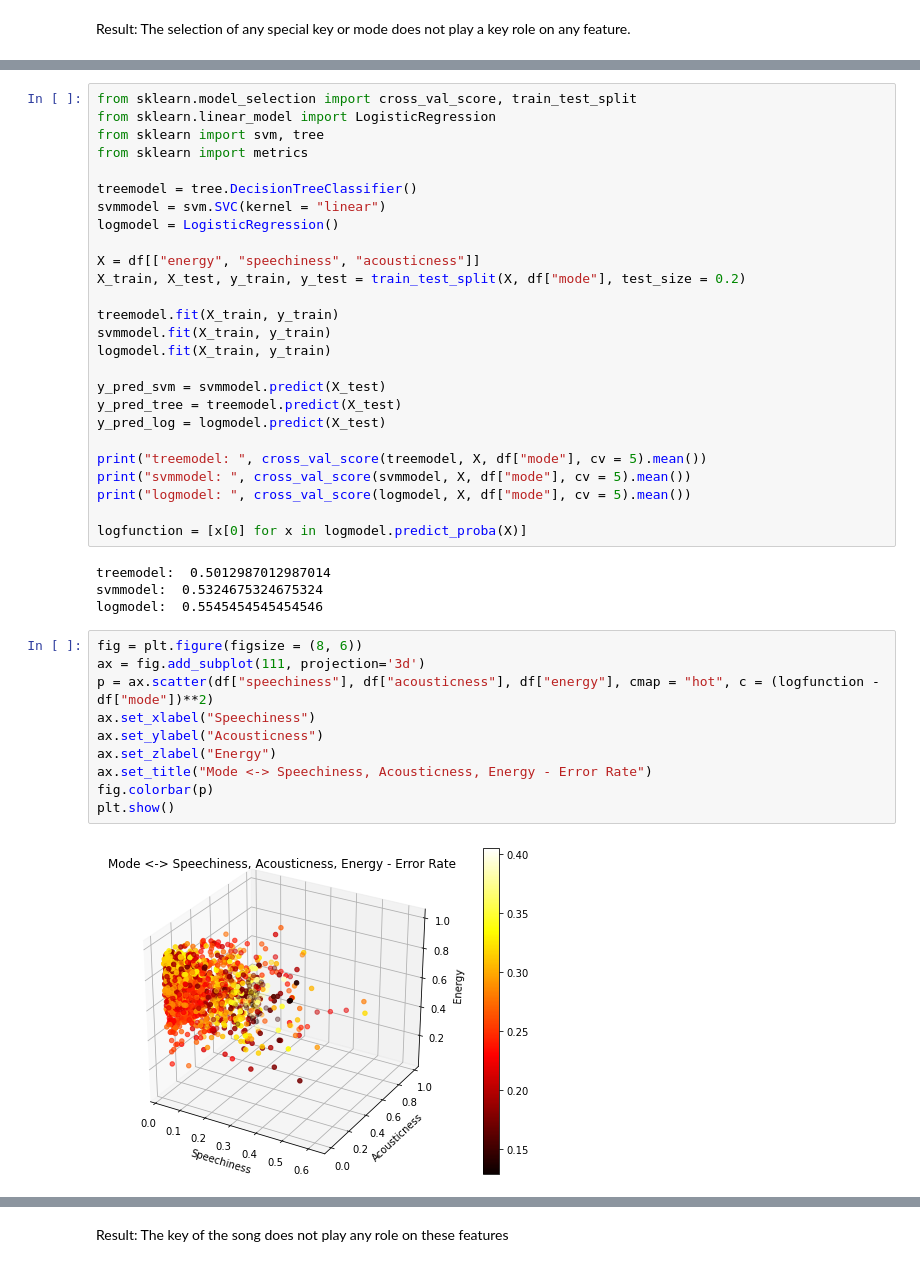
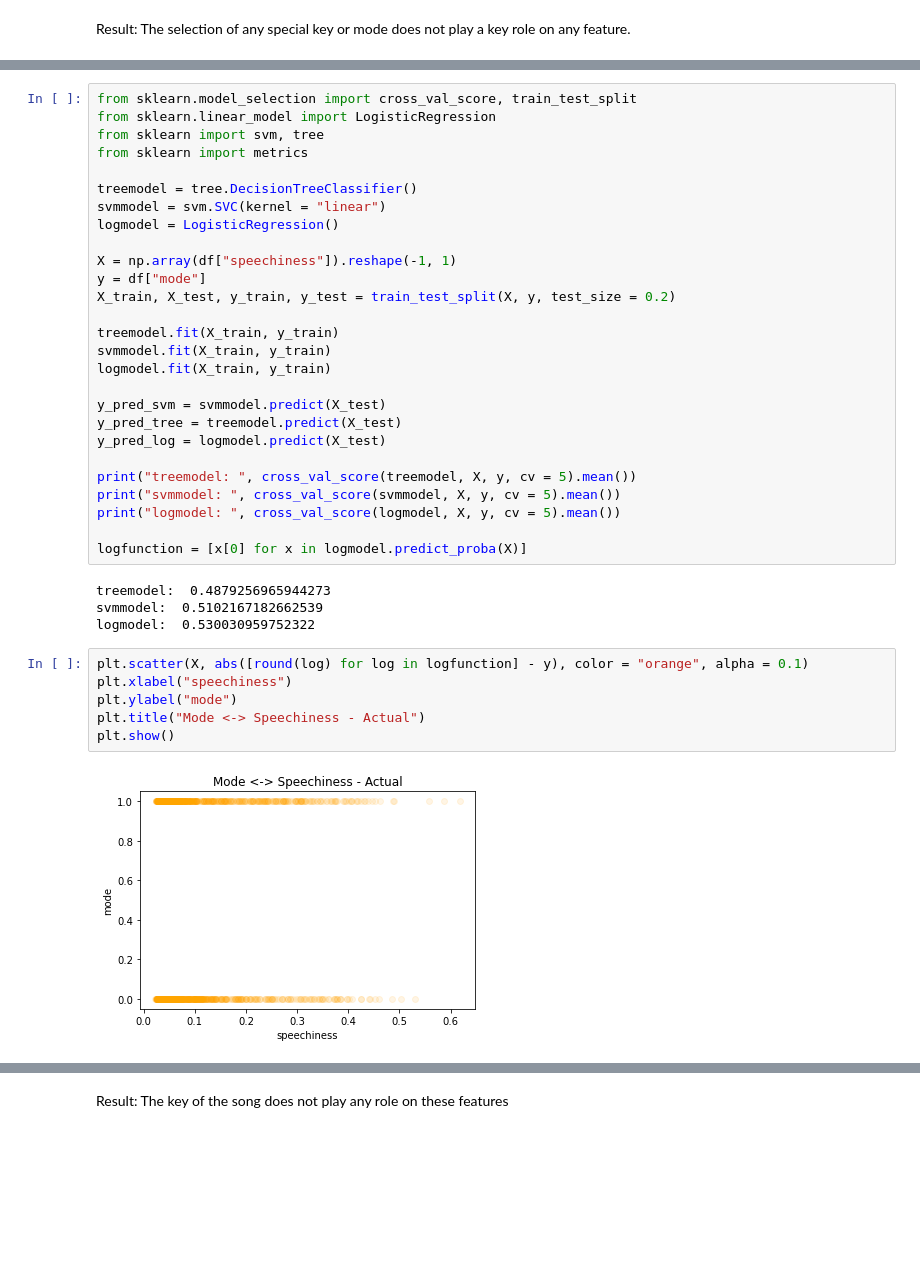
Before and after one commit to yamaceay/spotify, a Jupyter notebook: model.ipynb, the cells around one changed output, grey strips where cells are left out. Cells and saved outputs as stored; diff of their text form; blank space fills up the shorter version.

```diff
--- a/model.ipynb
+++ b/model.ipynb
@@ -182,8 +170,9 @@ treemodel = tree.DecisionTreeClassifier()
 svmmodel = svm.SVC(kernel = "linear")
 logmodel = LogisticRegression()
 
-X = df[["energy", "speechiness", "acousticness"]]
-X_train, X_test, y_train, y_test = train_test_split(X, df["mode"], test_size = 0.2)
+X = np.array(df["speechiness"]).reshape(-1, 1)
+y = df["mode"]
+X_train, X_test, y_train, y_test = train_test_split(X, y, test_size = 0.2)
 
 treemodel.fit(X_train, y_train)
 svmmodel.fit(X_train, y_train)
@@ -193,25 +182,21 @@ y_pred_svm = svmmodel.predict(X_test)
 y_pred_tree = treemodel.predict(X_test)
 y_pred_log = logmodel.predict(X_test)
 
-print("treemodel: ", cross_val_score(treemodel, X, df["mode"], cv = 5).mean())
-print("svmmodel: ", cross_val_score(svmmodel, X, df["mode"], cv = 5).mean())
-print("logmodel: ", cross_val_score(logmodel, X, df["mode"], cv = 5).mean())
+print("treemodel: ", cross_val_score(treemodel, X, y, cv = 5).mean())
+print("svmmodel: ", cross_val_score(svmmodel, X, y, cv = 5).mean())
+print("logmodel: ", cross_val_score(logmodel, X, y, cv = 5).mean())
 
 logfunction = [x[0] for x in logmodel.predict_proba(X)]
 # %% [output]
-treemodel:  0.5012987012987014
-svmmodel:  0.5324675324675324
-logmodel:  0.5545454545454546
+treemodel:  0.4879256965944273
+svmmodel:  0.5102167182662539
+logmodel:  0.530030959752322
-# %%
-fig = plt.figure(figsize = (8, 6))
-ax = fig.add_subplot(111, projection='3d')
-p = ax.scatter(df["speechiness"], df["acousticness"], df["energy"], cmap = "hot", c = (logfunction - df["mode"])**2)
-ax.set_xlabel("Speechiness")
-ax.set_ylabel("Acousticness")
-ax.set_zlabel("Energy")
-ax.set_title("Mode <-> Speechiness, Acousticness, Energy - Error Rate")
-fig.colorbar(p)
-plt.show()
-# %% [output]
-[figure, removed]
+# %%
+plt.scatter(X, abs([round(log) for log in logfunction] - y), color = "orange", alpha = 0.1)
+plt.xlabel("speechiness")
+plt.ylabel("mode")
+plt.title("Mode <-> Speechiness - Actual")
+plt.show()
+# %% [output]
+[figure, added]
 # %% [markdown]
```
Also changed, not shown: parts of 27 cells of this notebook.
